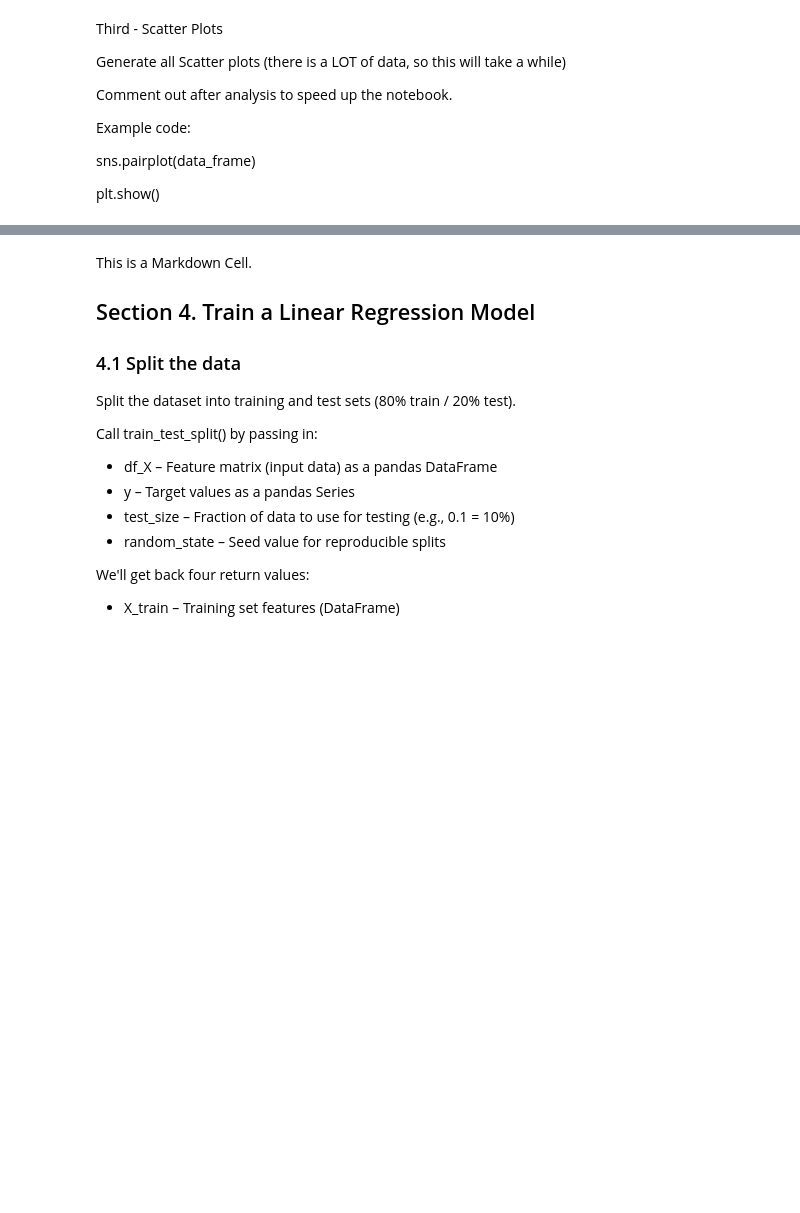
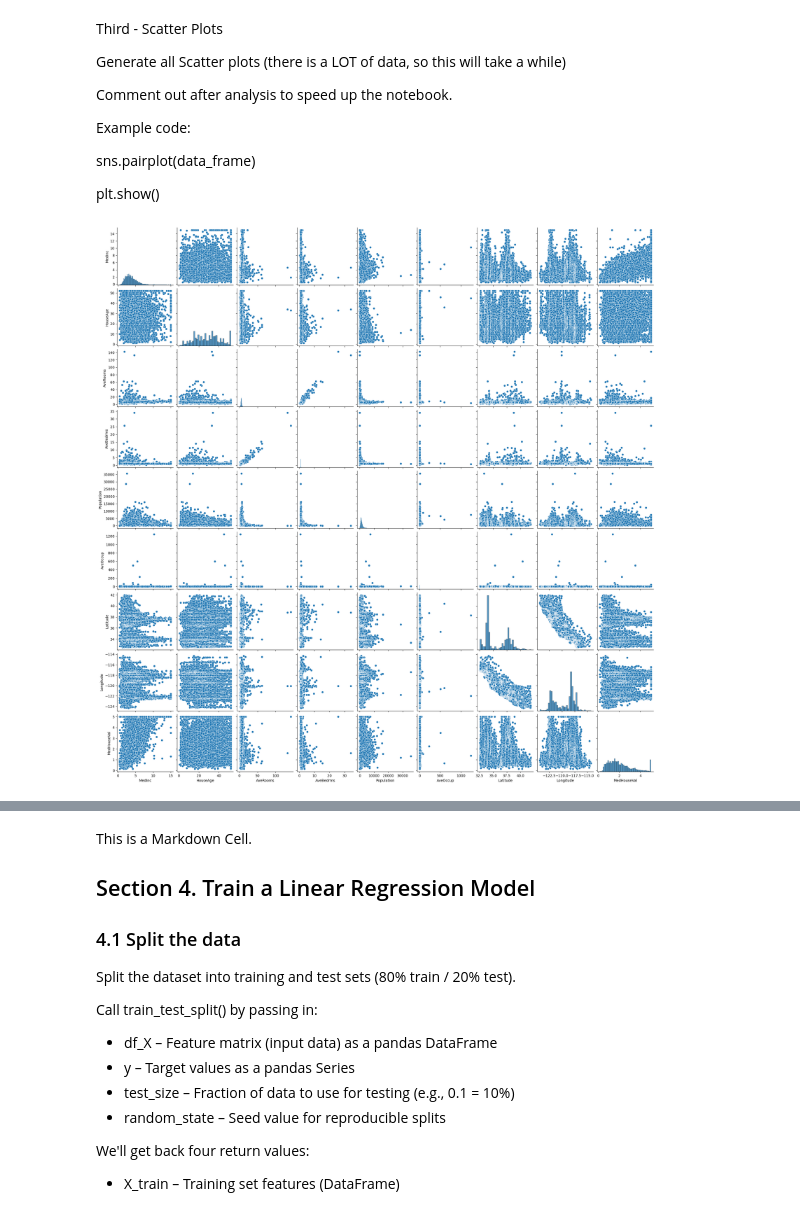
Before and after one commit to sapapesh/applied-ml-showard, a Jupyter notebook: lab01/ml01.ipynb, the cells around one changed output, grey strips where cells are left out. Drawn from its saved outputs; the diff is of its cells as text; code cells hidden in the pictures; blank space fills up the shorter version.

```diff
--- a/lab01/ml01.ipynb
+++ b/lab01/ml01.ipynb
@@ -241 +235,9 @@ plt.show()
+# %%
+# Code for scatterplot
+
+sns.pairplot(data_frame)
+
+plt.show()
+# %% [output]
+[figure, added]
 # %% [markdown]
```
Also changed, not shown: parts of 3 cells of this notebook.
